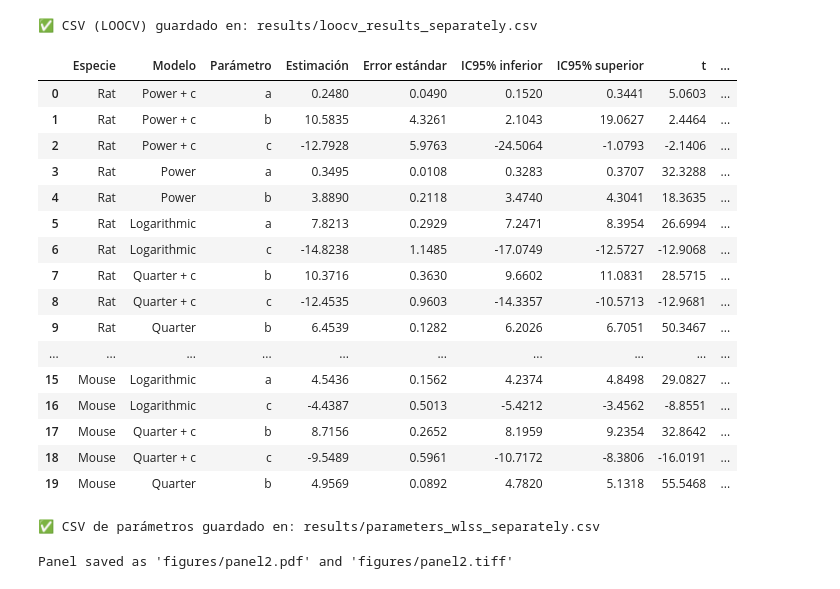
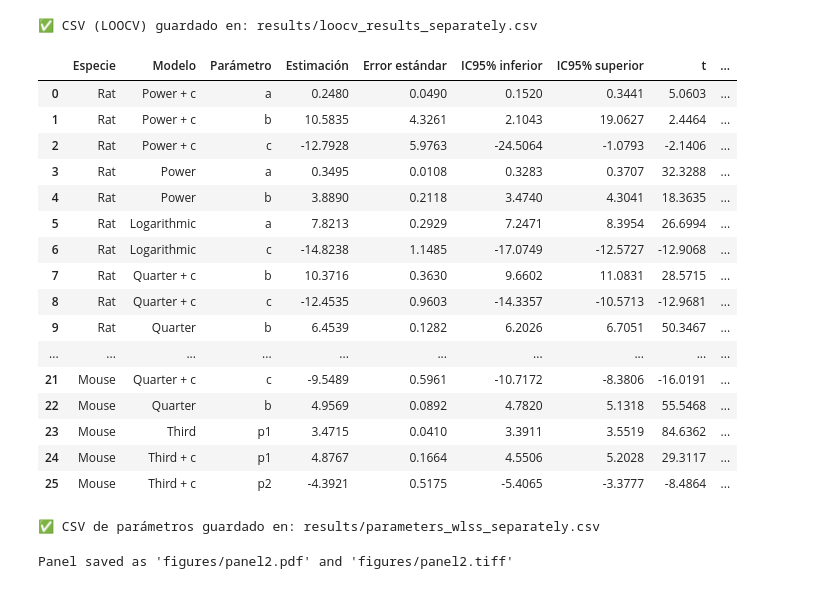
Before and after one commit to Vazquez-Borsetti/quarter-power-C-human-rodent-translation, a Jupyter notebook: panel2p_WLS_LOOCV5.ipynb, the cells around one changed output. Cells and saved outputs as stored; diff of their text form; code cells hidden in the pictures.

```diff
--- a/panel2p_WLS_LOOCV5.ipynb
+++ b/panel2p_WLS_LOOCV5.ipynb
@@ -462,7 +462,7 @@ def tabla_parametros_wls(x, y, especie, maxfev=40000):
     x, y = x[mask], y[mask]
 
     # Construir models_info a partir de cfg.MODELS para mantener una única fuente de verdad
-    model_order = ['M4', 'M1', 'M7', 'M5', 'M2']
+    model_order = ['M4', 'M1', 'M7', 'M5', 'M2','M3','M6']  # Orden de modelos a evaluar
 
     # Mapa local para nombres de parámetros (símbolos usados en el resto del notebook)
     param_name_map = {
@@ -562,38 +562,38 @@ df_rat_params   = tabla_parametros_wls(fit_rat['Human'],   fit_rat['Rat'],   esp
 df_mouse_params = tabla_parametros_wls(fit_mouse['Human'], fit_mouse['Mouse'], especie='Mouse')
 tabla_params = pd.concat([df_rat_params, df_mouse_params], ignore_index=True)
 
 # Mostrar y guardar CSV
 if len(tabla_params) == 0:
     print("No hay parámetros calculados; tabla vacía.")
 else:
     display(
         tabla_params.rename(columns={
             'Error_SE': 'Error estándar',
             'IC95_inf': 'IC95% inferior',
             'IC95_sup': 'IC95% superior',
         }).round(4)
     )
     csv_path = 'results/parameters_wlss_separately.csv'
     tabla_params.to_csv(csv_path, index=False, encoding='utf-8')
     print(f"✅ CSV de parámetros guardado en: {csv_path}")
 # %% [output]
 |  | Especie | Modelo | Parámetro | Estimación | Error estándar | IC95% inferior | IC95% superior | t | ... |
 | 0 | Rat | Power + c | a | 0.2480 | 0.0490 | 0.1520 | 0.3441 | 5.0603 | ... |
 | 1 | Rat | Power + c | b | 10.5835 | 4.3261 | 2.1043 | 19.0627 | 2.4464 | ... |
 | 2 | Rat | Power + c | c | -12.7928 | 5.9763 | -24.5064 | -1.0793 | -2.1406 | ... |
 | 3 | Rat | Power | a | 0.3495 | 0.0108 | 0.3283 | 0.3707 | 32.3288 | ... |
 | 4 | Rat | Power | b | 3.8890 | 0.2118 | 3.4740 | 4.3041 | 18.3635 | ... |
 | 5 | Rat | Logarithmic | a | 7.8213 | 0.2929 | 7.2471 | 8.3954 | 26.6994 | ... |
 | 6 | Rat | Logarithmic | c | -14.8238 | 1.1485 | -17.0749 | -12.5727 | -12.9068 | ... |
 | 7 | Rat | Quarter + c | b | 10.3716 | 0.3630 | 9.6602 | 11.0831 | 28.5715 | ... |
 | 8 | Rat | Quarter + c | c | -12.4535 | 0.9603 | -14.3357 | -10.5713 | -12.9681 | ... |
 | 9 | Rat | Quarter | b | 6.4539 | 0.1282 | 6.2026 | 6.7051 | 50.3467 | ... |
 | ... | ... | ... | ... | ... | ... | ... | ... | ... | ... |
-| 15 | Mouse | Logarithmic | a | 4.5436 | 0.1562 | 4.2374 | 4.8498 | 29.0827 | ... |
-| 16 | Mouse | Logarithmic | c | -4.4387 | 0.5013 | -5.4212 | -3.4562 | -8.8551 | ... |
-| 17 | Mouse | Quarter + c | b | 8.7156 | 0.2652 | 8.1959 | 9.2354 | 32.8642 | ... |
-| 18 | Mouse | Quarter + c | c | -9.5489 | 0.5961 | -10.7172 | -8.3806 | -16.0191 | ... |
-| 19 | Mouse | Quarter | b | 4.9569 | 0.0892 | 4.7820 | 5.1318 | 55.5468 | ... |
+| 21 | Mouse | Quarter + c | c | -9.5489 | 0.5961 | -10.7172 | -8.3806 | -16.0191 | ... |
+| 22 | Mouse | Quarter | b | 4.9569 | 0.0892 | 4.7820 | 5.1318 | 55.5468 | ... |
+| 23 | Mouse | Third | p1 | 3.4715 | 0.0410 | 3.3911 | 3.5519 | 84.6362 | ... |
+| 24 | Mouse | Third + c | p1 | 4.8767 | 0.1664 | 4.5506 | 5.2028 | 29.3117 | ... |
+| 25 | Mouse | Third + c | p2 | -4.3921 | 0.5175 | -5.4065 | -3.3777 | -8.4864 | ... |
 ✅ CSV de parámetros guardado en: results/parameters_wlss_separately.csv
 # %%
 # 11 - Funciones de plotting y generar panel final (figuras y resumen)
```
Also changed, not shown: parts of 2 cells of this notebook, 1 other file.
